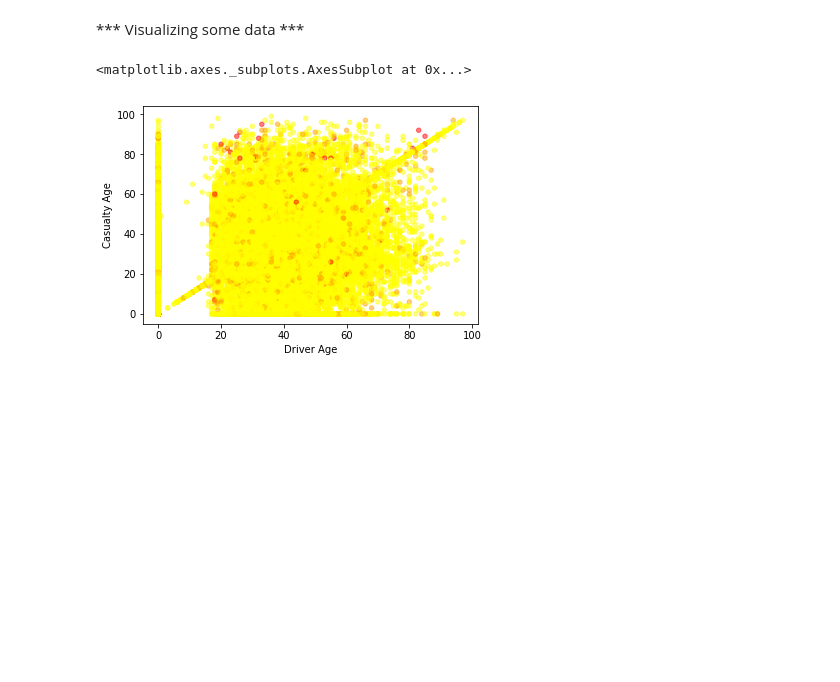
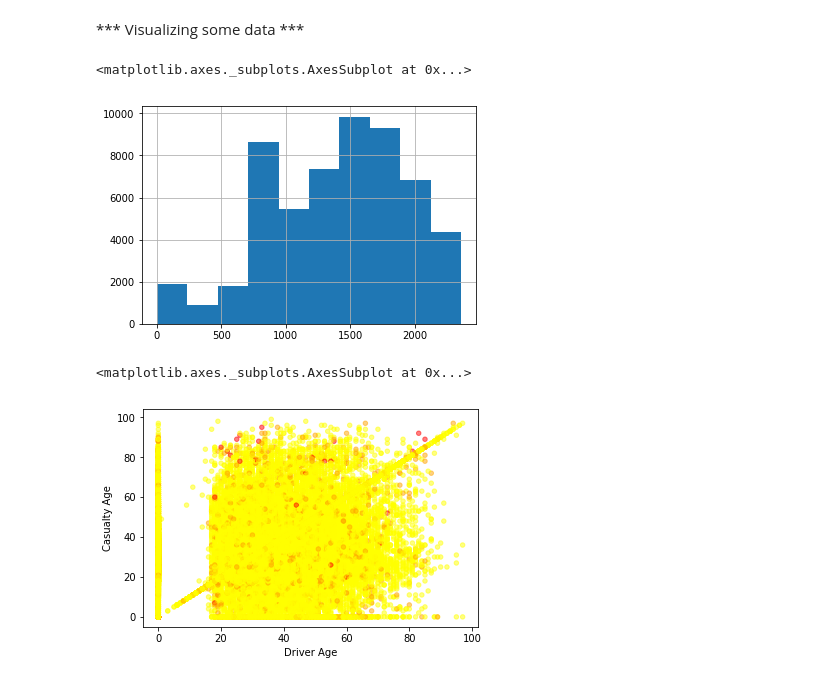
Before and after one commit to tw1574/London_2018, a Jupyter notebook: London_Data_Dive_Book2_CollisionLevel_simple_paramter_tuning.ipynb, the cells around one changed output. Saved outputs shown, nothing was run; the diff lists cells and outputs as text; code cells hidden in the pictures; blank space fills up the shorter version.

```diff
--- a/London_Data_Dive_Book2_CollisionLevel_simple_paramter_tuning.ipynb
+++ b/London_Data_Dive_Book2_CollisionLevel_simple_paramter_tuning.ipynb
@@ -239,6 +239,11 @@ rf_res.head(15)
 *** Visualizing some data ***
 # %%
 colors = dict(zip(y.unique(), ['yellow', 'orange', 'red']))
+# %%
+df_crash.Time.hist()
+# %% [output]
+<matplotlib.axes._subplots.AxesSubplot at 0x...>
+[figure, added]
 # %%
 df_crash.plot.scatter(x="Driver Age",y="Casualty Age",c=y.replace(colors), alpha=.5)
 # %% [output]
```
Also changed, not shown: parts of 1 cell of this notebook.
